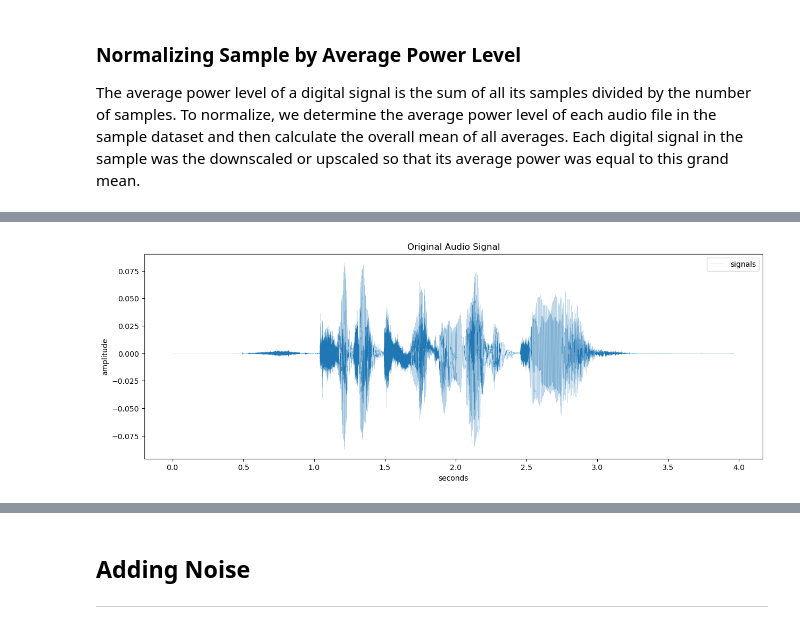
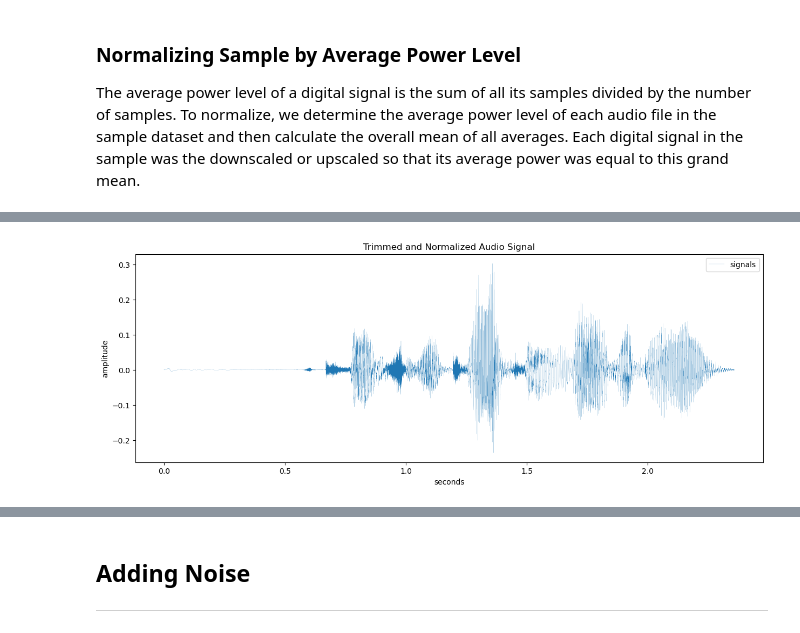
Before and after one commit to Syed-A-Naqvi/audiomorph, a Jupyter notebook: test.ipynb, the cells around one changed output, grey strips where cells are left out. Drawn from its saved outputs; the diff is of its cells as text; code cells hidden in the pictures.

```diff
--- a/test.ipynb
+++ b/test.ipynb
@@ -99,6 +97,0 @@ print(len(audio_files))
-# %%
-# loading audio file using librosa
-digital_signal, sample_rate = librosa.load(audio_files[1], sr=None, mono=True)
-print(f"number of samples: {len(digital_signal)}")
-print(f"original sample rate: {sample_rate}/s")
-print(f"audio duration: {len(digital_signal)/sample_rate}")
@@ -109,5 +100,17 @@ audio duration: 3.970645833333333
+# %%
+# loading audio files using librosa
+digital_signals = []
+
+for f in audio_files:
+    signal, sample_rate = librosa.load(f, sr=None, mono=True)
+    digital_signals.append([signal, sample_rate])
 # %% [markdown]
 ## Preparing and Analyzing Audio Files
 ---
 # %% [markdown]
 ### Removing Leading and Trailing Silences from Audio Files
+# %%
+# extracting a random test file for comparison purposes
+rnd_file = np.random.randint(0, len(digital_signals))
+test_signal_before = copy.deepcopy(digital_signals[rnd_file])
+test_signal_before
@@ -113,0 +135,4 @@ audio duration: 3.970645833333333
+# %%
+# test file after trimming
+test_signal_after = digital_signals[rnd_file]
+test_signal_after
@@ -125,7 +185,7 @@ def plot_signal(signal, sample_rate, plot_title = "Audio Signal"):
 # %%
-# plotting digital signal
-plot_signal(digital_signal, sample_rate, "Original Audio Signal")
-ipd.Audio(digital_signal, rate=sample_rate)
+# plotting trimmed and normalized test signal
+plot_signal(test_signal_after[0], test_signal_after[1], "Trimmed and Normalized Audio Signal")
+ipd.Audio(test_signal_after[0], rate=test_signal_after[1])
 # %% [output]
 [interactive output not drawn]
-[figure, old version]
+[figure, new version]
```
Also changed, not shown: parts of 21 cells of this notebook, 1 other file.
